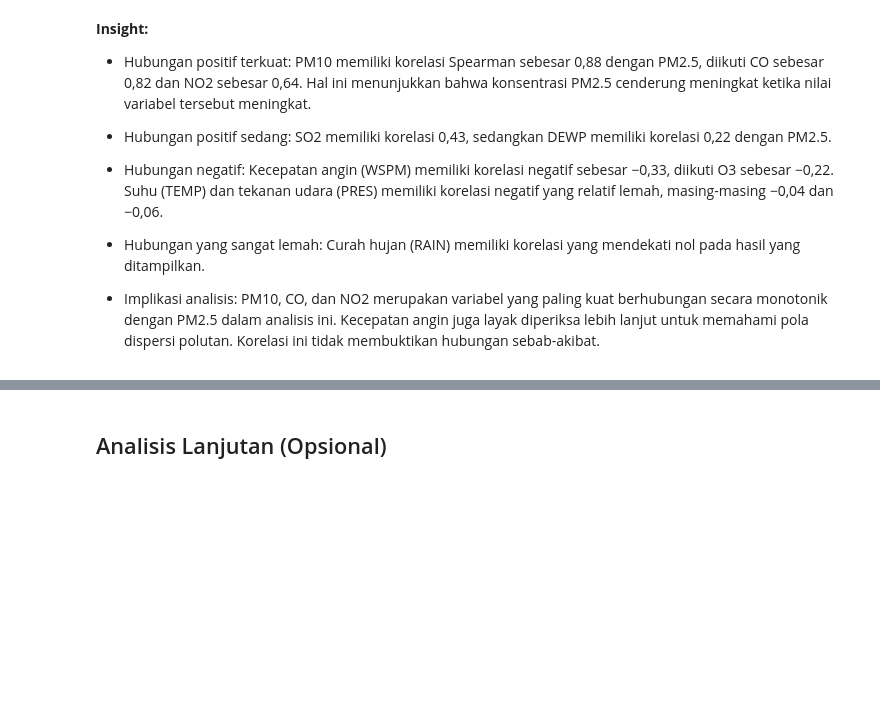
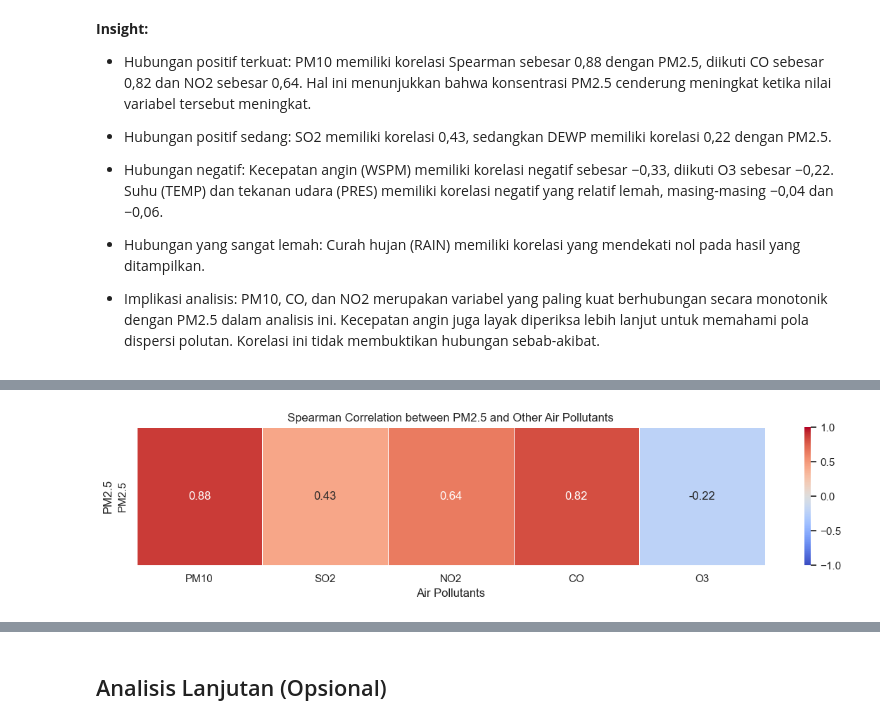
Before and after one commit to MelvanLee99/Proyek_Analisis_Data, a Jupyter notebook: Proyek_Analisis_Data.ipynb, the cells around one changed output, grey strips where cells are left out. Cells and saved outputs as stored; diff of their text form; code cells hidden in the pictures; blank space fills up the shorter version.

```diff
--- a/Proyek_Analisis_Data.ipynb
+++ b/Proyek_Analisis_Data.ipynb
@@ -419,0 +582,29 @@ plt.show()
+# %%
+pollutant_vars = ["PM10", "SO2", "NO2", "CO", "O3"]
+
+corr_pollutants = (
+    df_clean[["PM2.5"] + pollutant_vars]
+    .corr(method="spearman")
+    .loc[["PM2.5"], pollutant_vars]
+)
+
+plt.figure(figsize=(12, 3))
+
+sns.heatmap(
+    corr_pollutants,
+    cmap="coolwarm",
+    center=0,
+    annot=True,
+    fmt=".2f",
+    vmin=-1,
+    vmax=1,
+    linewidths=0.5
+)
+
+plt.title("Spearman Correlation between PM2.5 and Other Air Pollutants")
+plt.xlabel("Air Pollutants")
+plt.ylabel("PM2.5")
+plt.tight_layout()
+plt.show()
+# %% [output]
+[figure, added]
```
Also changed, not shown: parts of 40 cells of this notebook, 2 other files.
